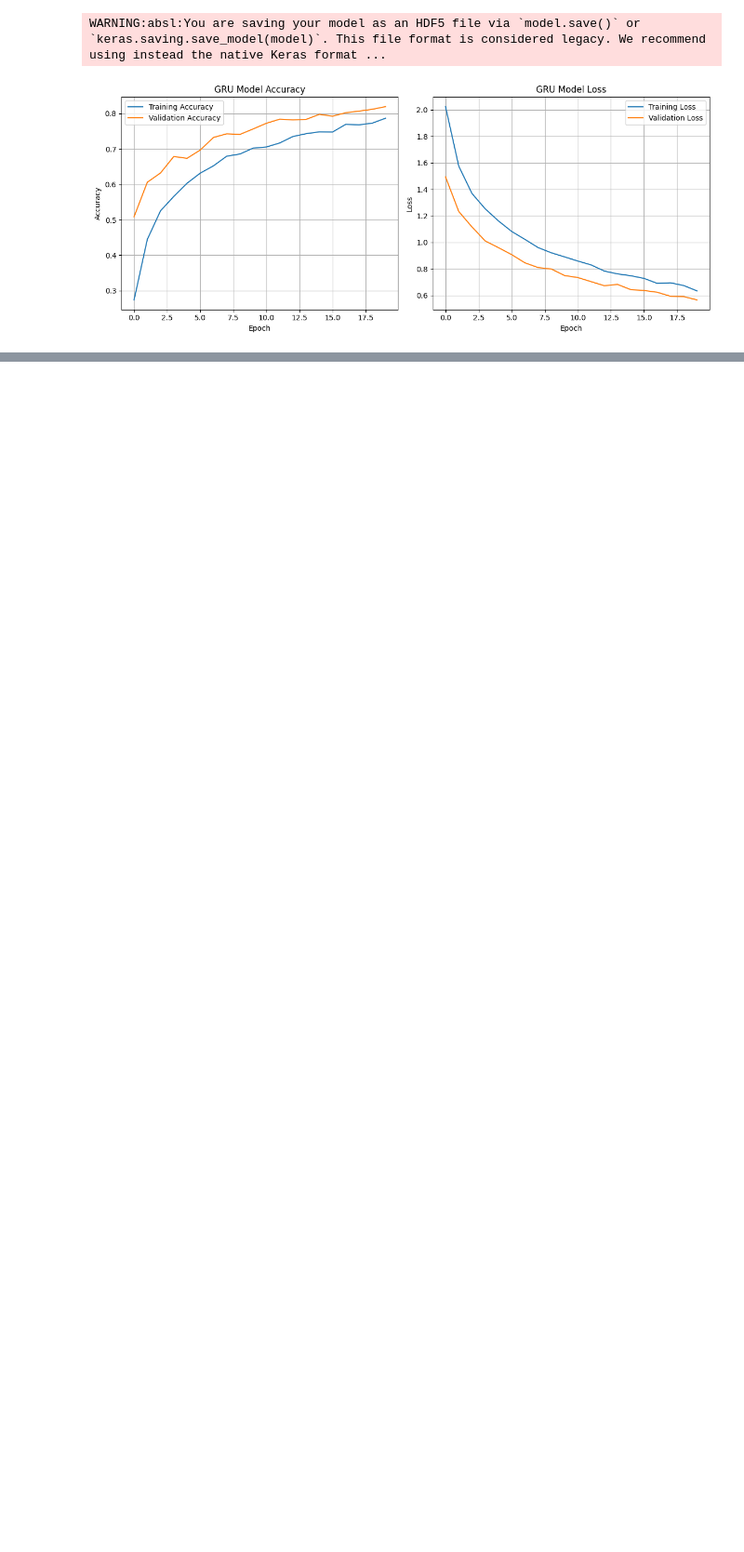
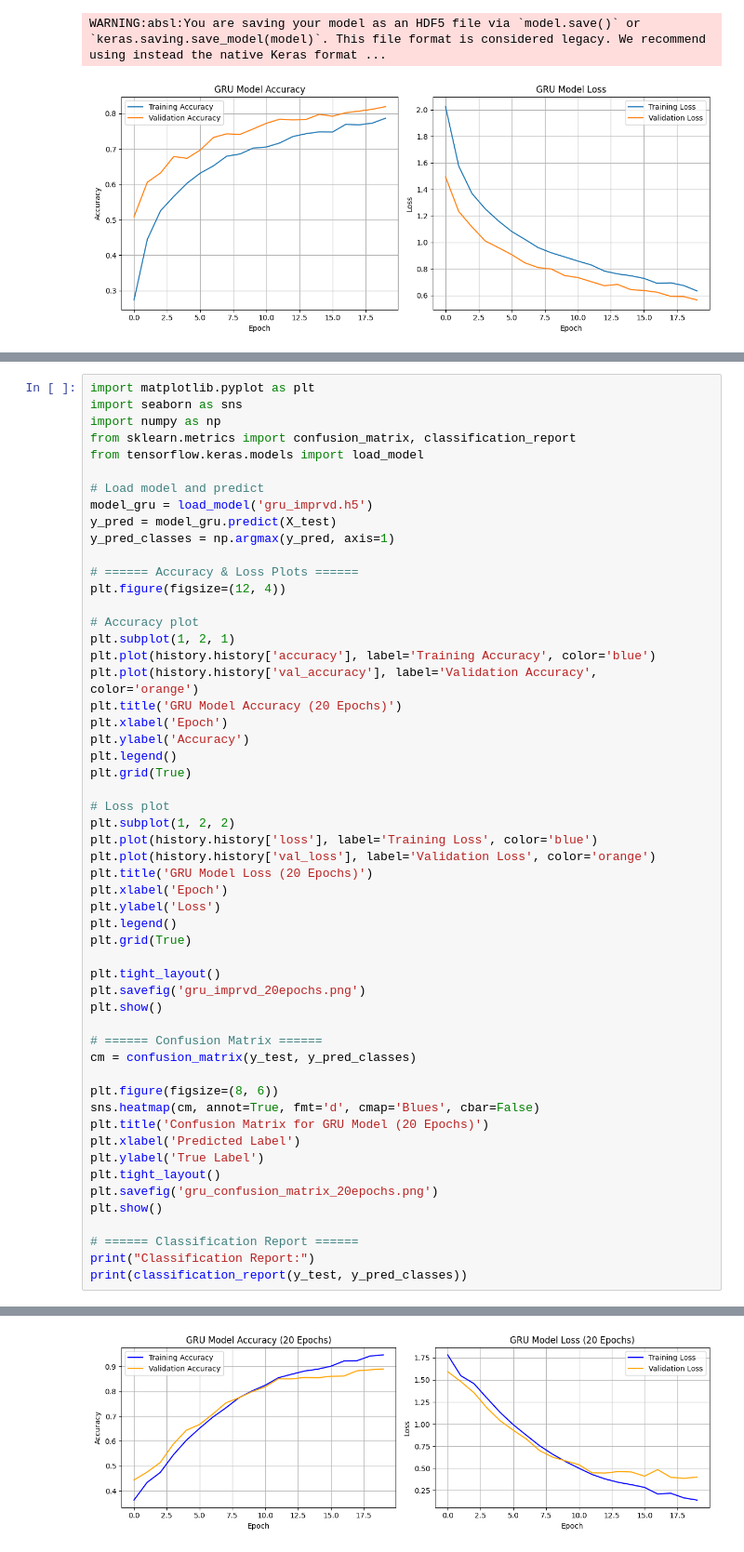
Before and after one commit to Rocky782/Environment, a Jupyter notebook: main.ipynb, the cells around one changed output, grey strips where cells are left out. Shown at 93% size. Saved outputs shown, nothing was run; the diff lists cells and outputs as text; blank space fills up the shorter version.

```diff
--- a/main.ipynb
+++ b/main.ipynb
@@ -491,0 +1022,55 @@ WARNING:absl:You are saving your model as an HDF5 file via `model.save()` or `ke
+# %%
+import matplotlib.pyplot as plt
+import seaborn as sns
+import numpy as np
+from sklearn.metrics import confusion_matrix, classification_report
+from tensorflow.keras.models import load_model
+
+# Load model and predict
+model_gru = load_model('gru_imprvd.h5')
+y_pred = model_gru.predict(X_test)
+y_pred_classes = np.argmax(y_pred, axis=1)
+
+# ====== Accuracy & Loss Plots ======
+plt.figure(figsize=(12, 4))
+
+# Accuracy plot
+plt.subplot(1, 2, 1)
+plt.plot(history.history['accuracy'], label='Training Accuracy', color='blue')
+plt.plot(history.history['val_accuracy'], label='Validation Accuracy', color='orange')
+plt.title('GRU Model Accuracy (20 Epochs)')
+plt.xlabel('Epoch')
+plt.ylabel('Accuracy')
+plt.legend()
+plt.grid(True)
+
+# Loss plot
+plt.subplot(1, 2, 2)
+plt.plot(history.history['loss'], label='Training Loss', color='blue')
+plt.plot(history.history['val_loss'], label='Validation Loss', color='orange')
+plt.title('GRU Model Loss (20 Epochs)')
+plt.xlabel('Epoch')
+plt.ylabel('Loss')
+plt.legend()
+plt.grid(True)
+
+plt.tight_layout()
+plt.savefig('gru_imprvd_20epochs.png')
+plt.show()
+
+# ====== Confusion Matrix ======
+cm = confusion_matrix(y_test, y_pred_classes)
+
+plt.figure(figsize=(8, 6))
+sns.heatmap(cm, annot=True, fmt='d', cmap='Blues', cbar=False)
+plt.title('Confusion Matrix for GRU Model (20 Epochs)')
+plt.xlabel('Predicted Label')
+plt.ylabel('True Label')
+plt.tight_layout()
+plt.savefig('gru_confusion_matrix_20epochs.png')
+plt.show()
+
+# ====== Classification Report ======
+print("Classification Report:")
+print(classification_report(y_test, y_pred_classes))
+# %% [output]
@@ -491,0 +1079 @@ WARNING:absl:You are saving your model as an HDF5 file via `model.save()` or `ke
+[figure, added]
```
Also changed, not shown: parts of 14 cells of this notebook, 57 other files.
